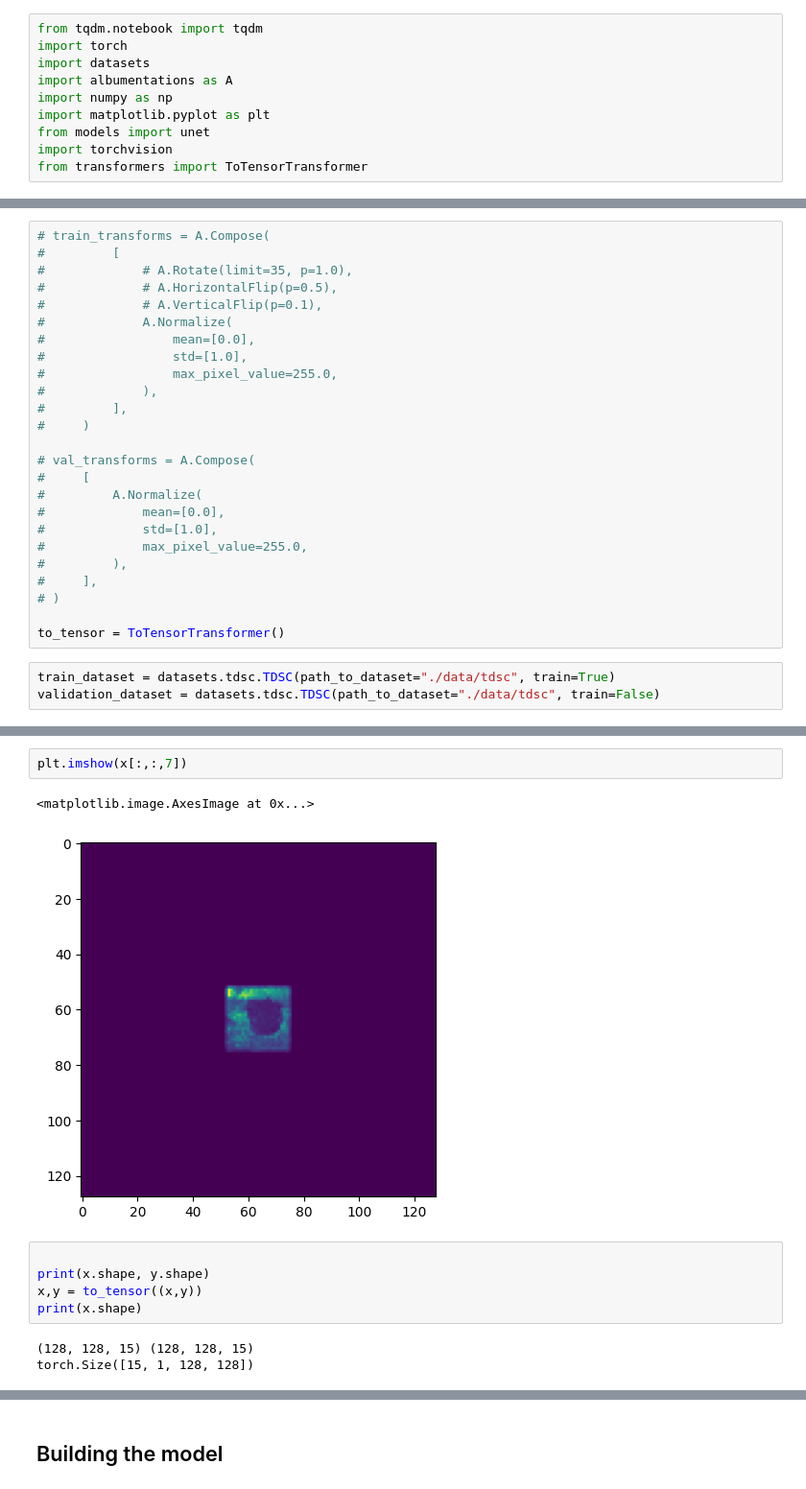
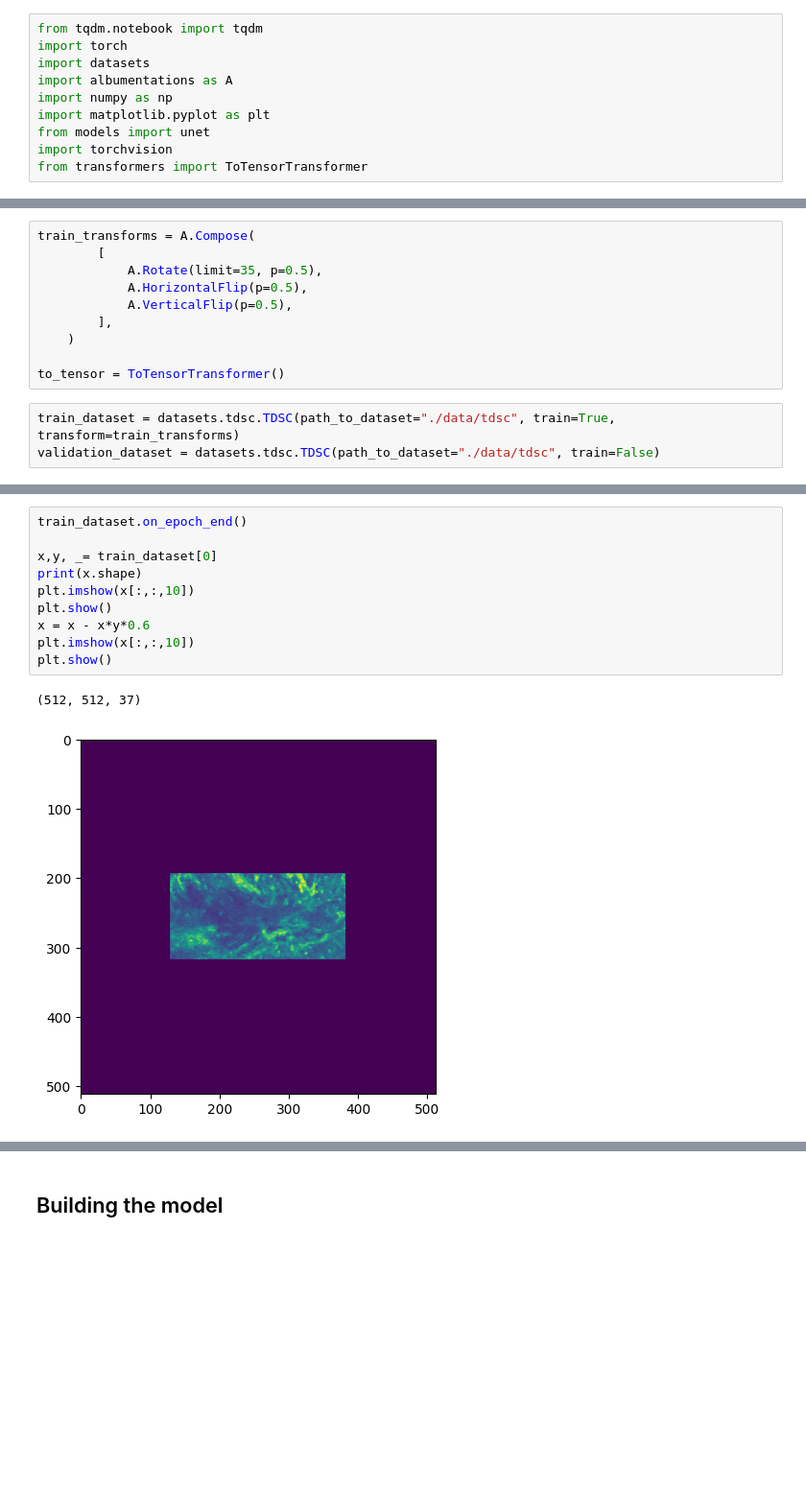
Before and after one commit to mralinp/abus-classification, a Jupyter notebook: unet-classification.ipynb, the cells around one changed output, grey strips where cells are left out. Shown at 96% size. Drawn from its saved outputs; the diff is of its cells as text; blank space fills up the shorter version.

```diff
--- a/unet-classification.ipynb
+++ b/unet-classification.ipynb
@@ -11,28 +13,13 @@ from transformers import ToTensorTransformer
 # %%
-# train_transforms = A.Compose(
-#         [
-#             # A.Rotate(limit=35, p=1.0),
-#             # A.HorizontalFlip(p=0.5),
-#             # A.VerticalFlip(p=0.1),
-#             A.Normalize(
-#                 mean=[0.0],
-#                 std=[1.0],
-#                 max_pixel_value=255.0,
-#             ),
-#         ],
-#     )
-
-# val_transforms = A.Compose(
-#     [
-#         A.Normalize(
-#             mean=[0.0],
-#             std=[1.0],
-#             max_pixel_value=255.0,
-#         ),
-#     ],
-# )
+train_transforms = A.Compose(
+        [
+            A.Rotate(limit=35, p=0.5),
+            A.HorizontalFlip(p=0.5),
+            A.VerticalFlip(p=0.5),
+        ],
+    )
 
 to_tensor = ToTensorTransformer()
 # %%
-train_dataset = datasets.tdsc.TDSC(path_to_dataset="./data/tdsc", train=True)
+train_dataset = datasets.tdsc.TDSC(path_to_dataset="./data/tdsc", train=True, transform=train_transforms)
 validation_dataset = datasets.tdsc.TDSC(path_to_dataset="./data/tdsc", train=False)
@@ -45,13 +26,13 @@ print(x.shape)
-# %%
-plt.imshow(x[:,:,7])
-# %% [output]
-<matplotlib.image.AxesImage at 0x...>
-[figure, removed]
-# %%
-
-print(x.shape, y.shape)
-x,y = to_tensor((x,y))
-print(x.shape)
-# %% [output]
-(128, 128, 15) (128, 128, 15)
-torch.Size([15, 1, 128, 128])
+# %%
+train_dataset.on_epoch_end()
+
+x,y, _= train_dataset[0]
+print(x.shape)
+plt.imshow(x[:,:,10])
+plt.show()
+x = x - x*y*0.6
+plt.imshow(x[:,:,10])
+plt.show()
+# %% [output]
+(512, 512, 37)
+[figure, added]
```
Also changed, not shown: parts of 22 cells of this notebook, 7 other files.
